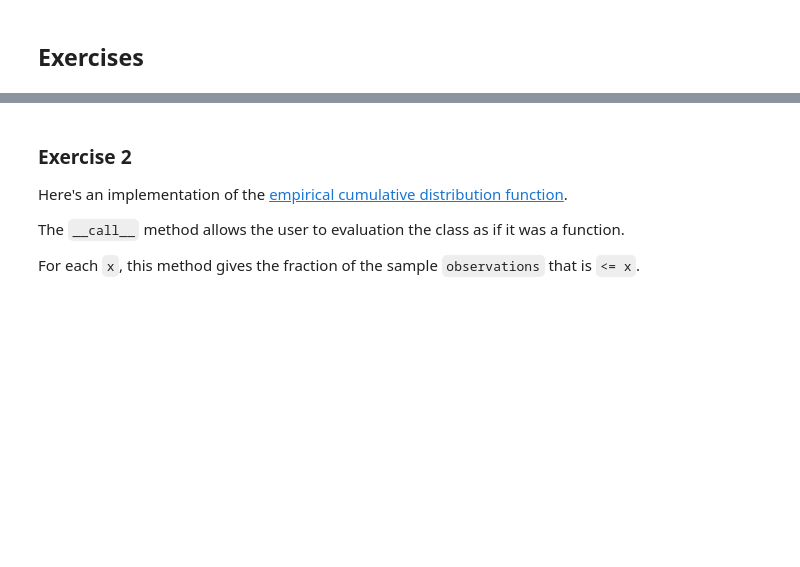
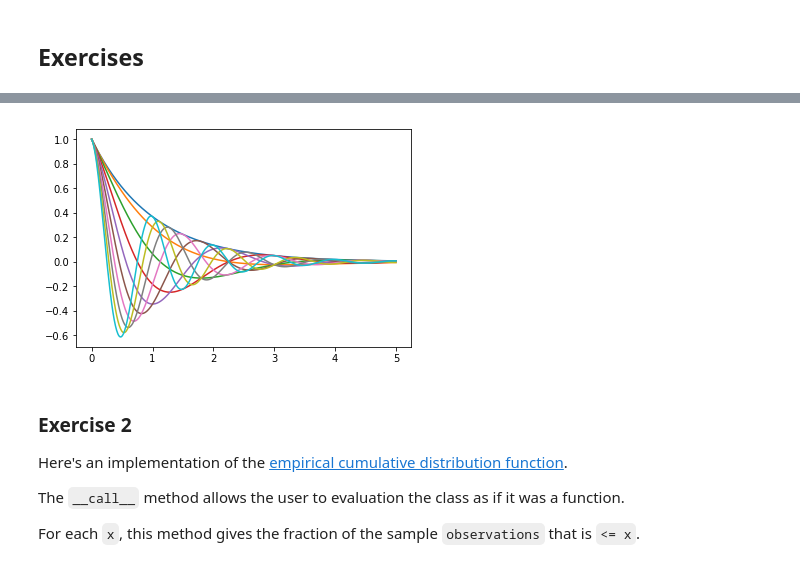
Before and after one commit to QuantEcon/summer_course_2019, a Jupyter notebook: day1/matplotlib.ipynb, the cells around one changed output, grey strips where cells are left out. Cells and saved outputs as stored; diff of their text form; code cells hidden in the pictures; blank space fills up the shorter version.

```diff
--- a/day1/matplotlib.ipynb
+++ b/day1/matplotlib.ipynb
@@ -265,6 +281,22 @@ Place all the curves in the same figure.
 The output should look like this
 
 ![matplotlib_ex1.png](figures/matplotlib_ex1.png)
+# %%
+import matplotlib.pyplot as plt
+%matplotlib inline
+import numpy as np
+
+def f(x,θ):return np.cos(np.pi*θ*x)*np.exp(-x)
+
+fig, ax = plt.subplots()
+
+for θ in np.linspace(0, 2, 10):
+    ax.plot(np.linspace(0,5,500),f(xs, θ), label=f'θ={θ}')
+
+#ax.legend()
+plt.show()
+# %% [output]
+[figure, added]
 # %% [markdown]
 ### Exercise 2
 
```
Also changed, not shown: parts of 10 cells of this notebook, 11 other files.
